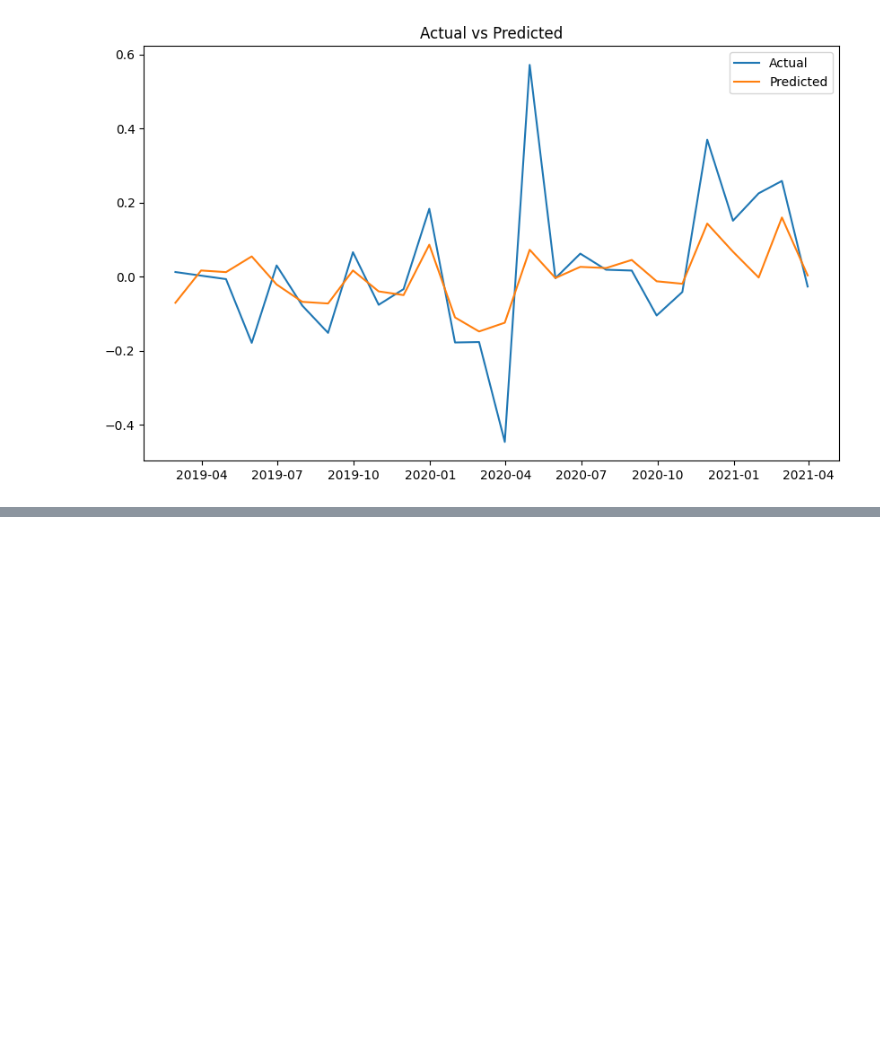
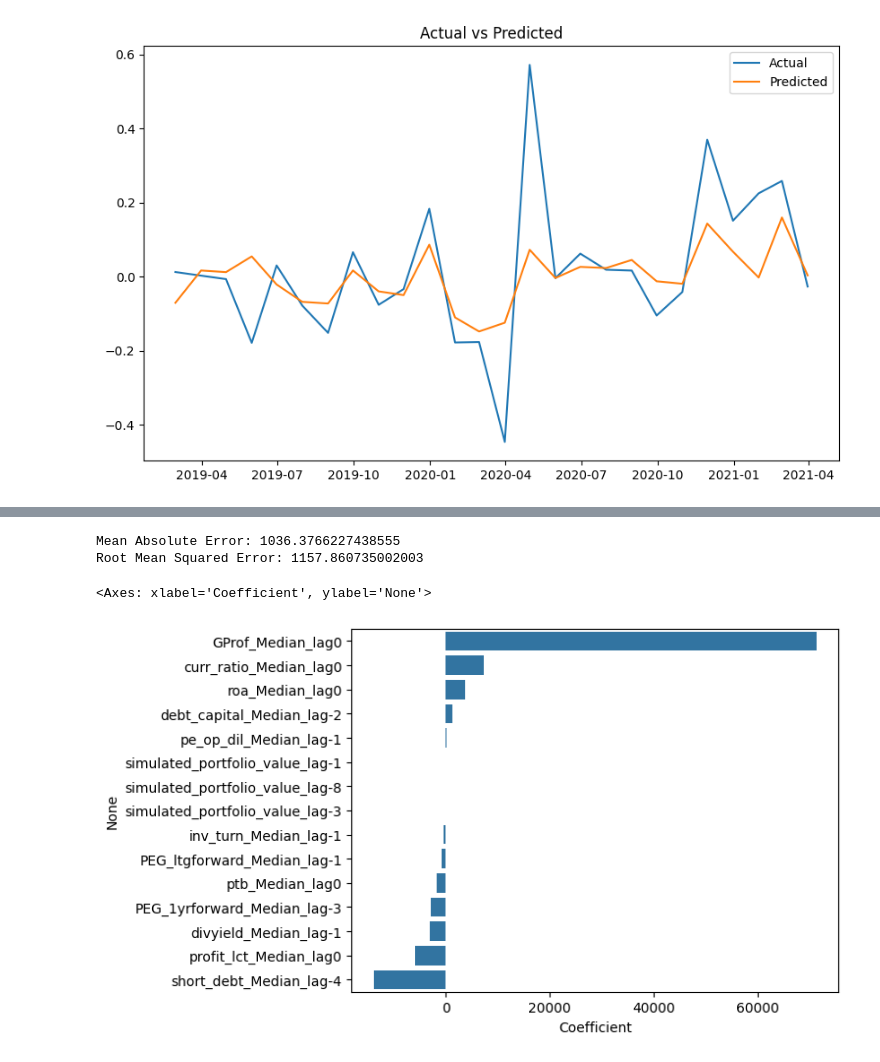
Before and after one commit to Marcello1099/uva-msc-ds-thesis, a Jupyter notebook: eda_energy.ipynb, the cells around one changed output, grey strips where cells are left out. Drawn from its saved outputs; the diff is of its cells as text; code cells hidden in the pictures; blank space fills up the shorter version.

```diff
--- a/eda_energy.ipynb
+++ b/eda_energy.ipynb
@@ -387,0 +281,70 @@ mean_squared_error(y_test, model.predict(X_test))
+# %%
+import pandas as pd
+from sklearn.model_selection import train_test_split
+from sklearn.linear_model import LinearRegression
+from sklearn.metrics import mean_absolute_error, mean_squared_error
+import numpy as np
+
+# Assuming df is the cleaned and sorted DataFrame with necessary columns
+
+# List of predictors with their respective lags
+predictors = {
+    'simulated_portfolio_value': [-1, -3, -8],
+    'curr_ratio_Median': [0],
+    'short_debt_Median': [-4],
+    'inv_turn_Median': [-1],
+    'GProf_Median': [0],
+    'pe_op_dil_Median': [-1],
+    'divyield_Median': [-1],
+    'ptb_Median': [0],
+    'profit_lct_Median': [0],
+    'PEG_ltgforward_Median': [-1],
+    'debt_capital_Median': [-2],
+    'roa_Median': [0],
+    'PEG_1yrforward_Median': [-3]
+}
+
+lagged_df = df.copy()
+# Shift the dataframe columns by their respective lags
+for predictor, lags in predictors.items():
+    for lag in lags:
+        lagged_df[f'{predictor}_lag{lag}'] = lagged_df[predictor].shift(-lag)
+
+# Drop rows with any NaN values that were created by the shifting
+lagged_df.dropna(inplace=True)
+
+# Define the target variable and feature variables
+target = 'simulated_portfolio_value'
+features = [f'{pred}_lag{lag}' for pred, lags in predictors.items() for lag in lags]
+
+X = lagged_df[features]
+y = lagged_df[target]
+
+# Split the data into training (80%) and testing (20%) sets
+split_index = int(len(lagged_df) * 0.8)
+X_train, X_test = X[:split_index], X[split_index:]
+y_train, y_test = y[:split_index], y[split_index:]
+
+# Train a linear regression model
+model = LinearRegression()
+model.fit(X_train, y_train)
+
+# Predict on the test data
+y_pred = model.predict(X_test)
+
+# Evaluate the model
+mae = mean_absolute_error(y_test, y_pred)
+rmse = np.sqrt(mean_squared_error(y_test, y_pred))
+
+print(f'Mean Absolute Error: {mae}')
+print(f'Root Mean Squared Error: {rmse}')
+
+# Optional: Print model coefficients
+coef_df = pd.DataFrame(model.coef_, index=features, columns=['Coefficient']).sort_values(by='Coefficient', ascending=False)
+# print(coef_df)
+sns.barplot(x='Coefficient', y=coef_df.index, data=coef_df)
+# %% [output]
+Mean Absolute Error: 1036.3766227438555
+Root Mean Squared Error: 1157.860735002003
+<Axes: xlabel='Coefficient', ylabel='None'>
+[figure, added]
```
Also changed, not shown: parts of 33 cells of this notebook.
